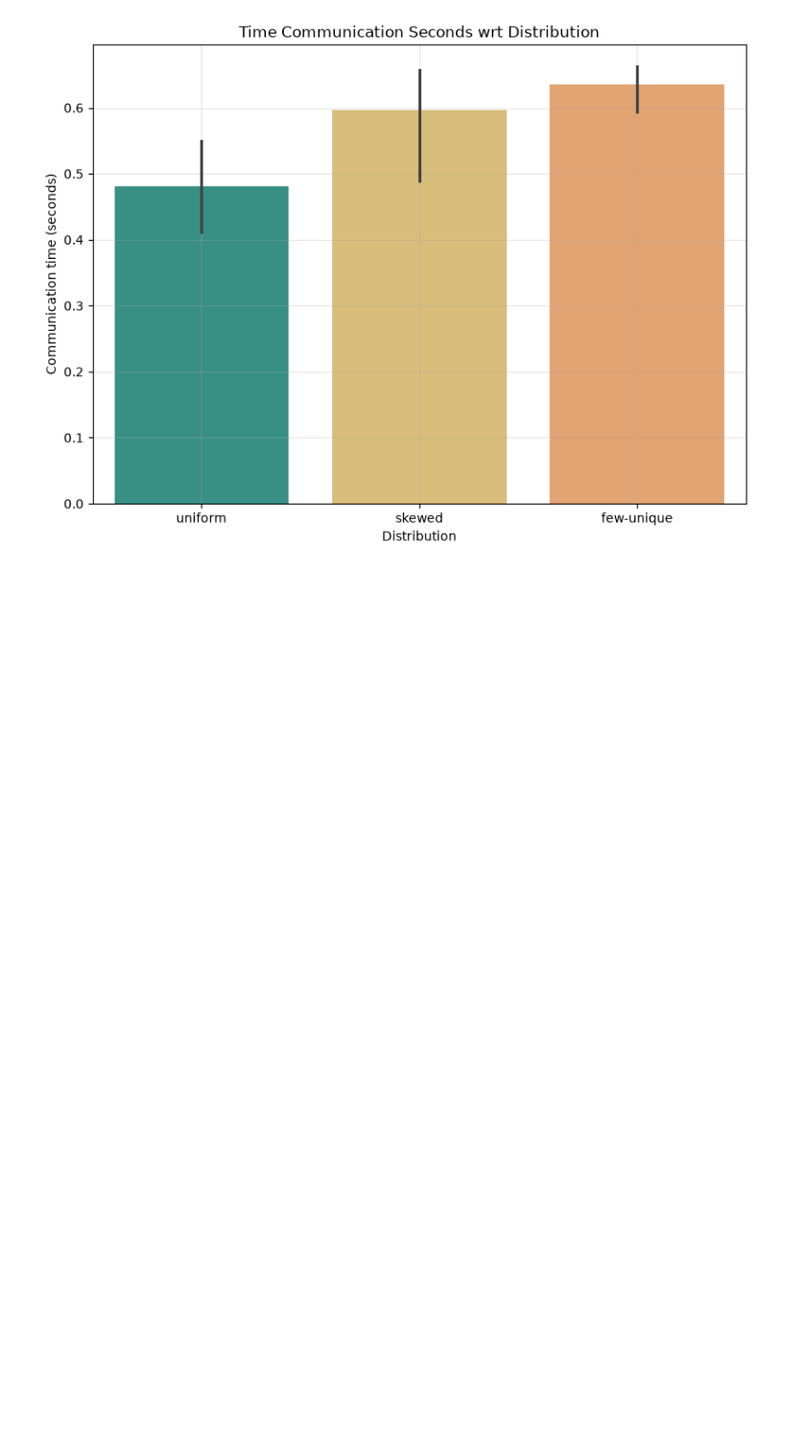
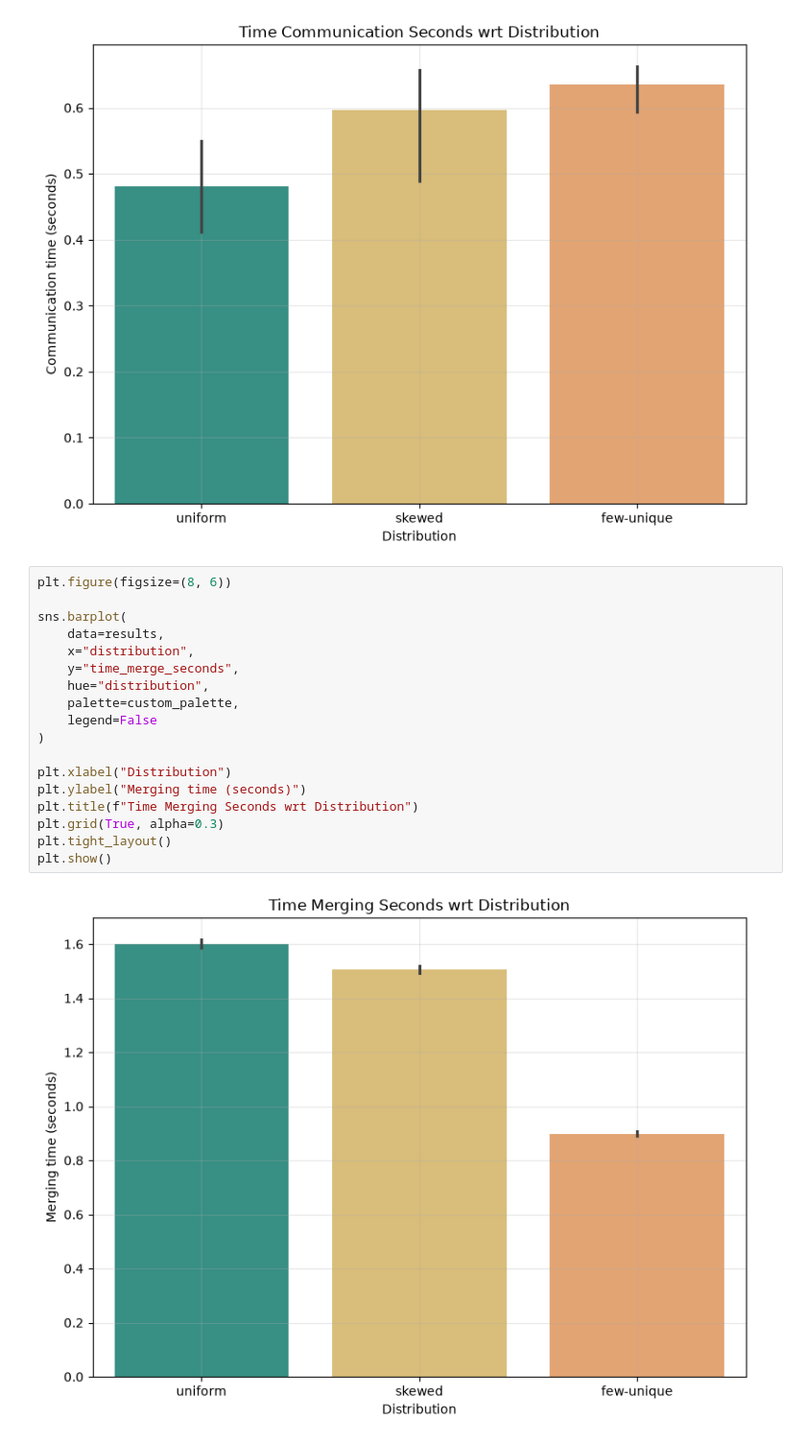
Before and after one commit to frekkoz3/Parallel-Sample-Sort, a Jupyter notebook: Script/distributions.ipynb, the cells around one changed output. Shown at 96% size. Drawn from its saved outputs; the diff is of its cells as text; blank space fills up the shorter version.

```diff
--- a/Script/distributions.ipynb
+++ b/Script/distributions.ipynb
@@ -84,3 +84,23 @@ plt.tight_layout()
 plt.show()
 # %% [output]
 [figure]
+# %%
+plt.figure(figsize=(8, 6))
+
+sns.barplot(
+    data=results,
+    x="distribution",
+    y="time_merge_seconds",
+    hue="distribution",
+    palette=custom_palette,
+    legend=False
+)
+
+plt.xlabel("Distribution")
+plt.ylabel("Merging time (seconds)")
+plt.title(f"Time Merging Seconds wrt Distribution")
+plt.grid(True, alpha=0.3)
+plt.tight_layout()
+plt.show()
+# %% [output]
+[figure, added]
```
Also changed, not shown: parts of 1 cell of this notebook, 22 other files.
